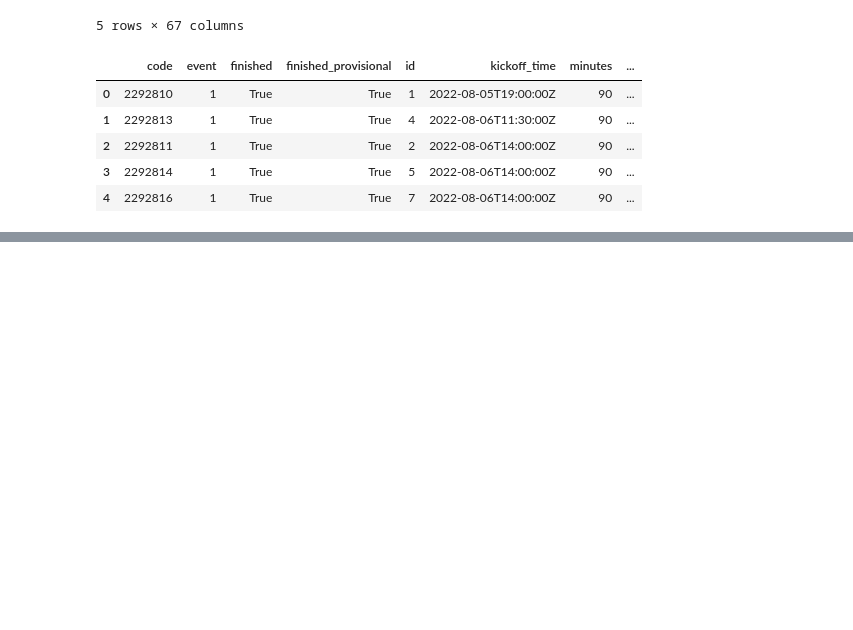
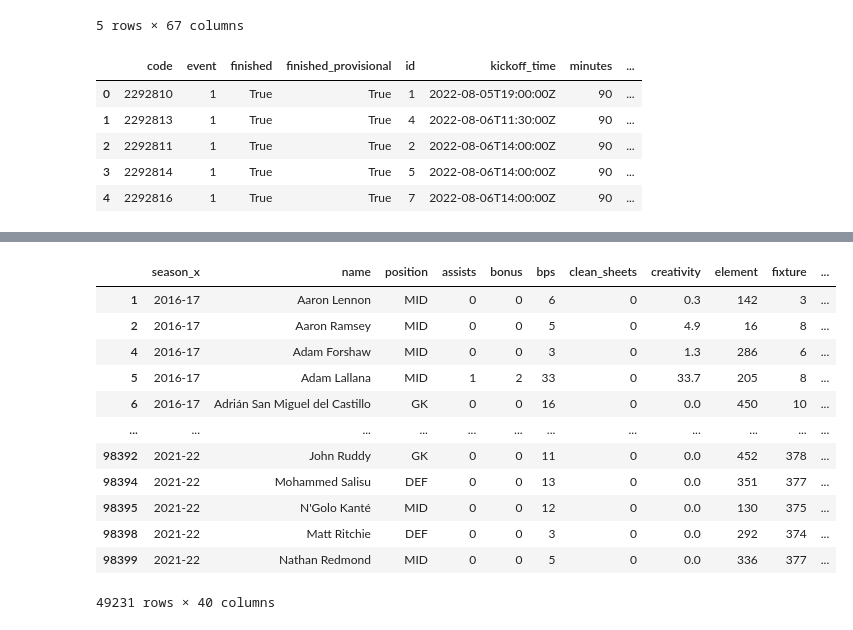
Before and after one commit to laniyadapo/FantasyPremierLeague, a Jupyter notebook: fantasy_test.ipynb, the cells around one changed output, grey strips where cells are left out. Cells and saved outputs as stored; diff of their text form; code cells hidden in the pictures; blank space fills up the shorter version.

```diff
--- a/fantasy_test.ipynb
+++ b/fantasy_test.ipynb
@@ -245,0 +264,2 @@ fixtures_df.head()
+# %%
+df_allseasons_clean['game_date'] = pd.to_datetime(df_allseasons_clean['game_date'])
@@ -245,0 +281,5 @@ fixtures_df.head()
+# %%
+seasons = [1, 1, 2, 2, 2, 3, 3, 3, 4, 4, 4, 1]
+
+month_to_season = dict(zip(range(1,13), seasons))
+month_to_season
@@ -245,0 +288,2 @@ fixtures_df.head()
+# %%
+df_allseasons_clean['game_weather'] = df_allseasons_clean.game_date.dt.month.map(month_to_season)
@@ -245,0 +327,3 @@ fixtures_df.head()
+# %%
+import numpy as np
+df_allseasons_clean['start_label'] = np.where((df_allseasons_clean['game_date'].dt.hour) < 13, 0, 1)
@@ -245,0 +356,18 @@ fixtures_df.head()
+# %%
+df_allseasons_clean.drop(['game_date'], axis=1, inplace=True)
+
+df_allseasons_clean
+# %% [output]
+|  | season_x | name | position | assists | bonus | bps | clean_sheets | creativity | element | fixture | ... |
+| 1 | 2016-17 | Aaron Lennon | MID | 0 | 0 | 6 | 0 | 0.3 | 142 | 3 | ... |
+| 2 | 2016-17 | Aaron Ramsey | MID | 0 | 0 | 5 | 0 | 4.9 | 16 | 8 | ... |
+| 4 | 2016-17 | Adam Forshaw | MID | 0 | 0 | 3 | 0 | 1.3 | 286 | 6 | ... |
+| 5 | 2016-17 | Adam Lallana | MID | 1 | 2 | 33 | 0 | 33.7 | 205 | 8 | ... |
+| 6 | 2016-17 | Adrián San Miguel del Castillo | GK | 0 | 0 | 16 | 0 | 0.0 | 450 | 10 | ... |
+| ... | ... | ... | ... | ... | ... | ... | ... | ... | ... | ... | ... |
+| 98392 | 2021-22 | John Ruddy | GK | 0 | 0 | 11 | 0 | 0.0 | 452 | 378 | ... |
+| 98394 | 2021-22 | Mohammed Salisu | DEF | 0 | 0 | 13 | 0 | 0.0 | 351 | 377 | ... |
+| 98395 | 2021-22 | N'Golo Kanté | MID | 0 | 0 | 12 | 0 | 0.0 | 130 | 375 | ... |
+| 98398 | 2021-22 | Matt Ritchie | DEF | 0 | 0 | 3 | 0 | 0.0 | 292 | 374 | ... |
+| 98399 | 2021-22 | Nathan Redmond | MID | 0 | 0 | 5 | 0 | 0.0 | 336 | 377 | ... |
+49231 rows × 40 columns
```
Also changed, not shown: parts of 43 cells of this notebook.
